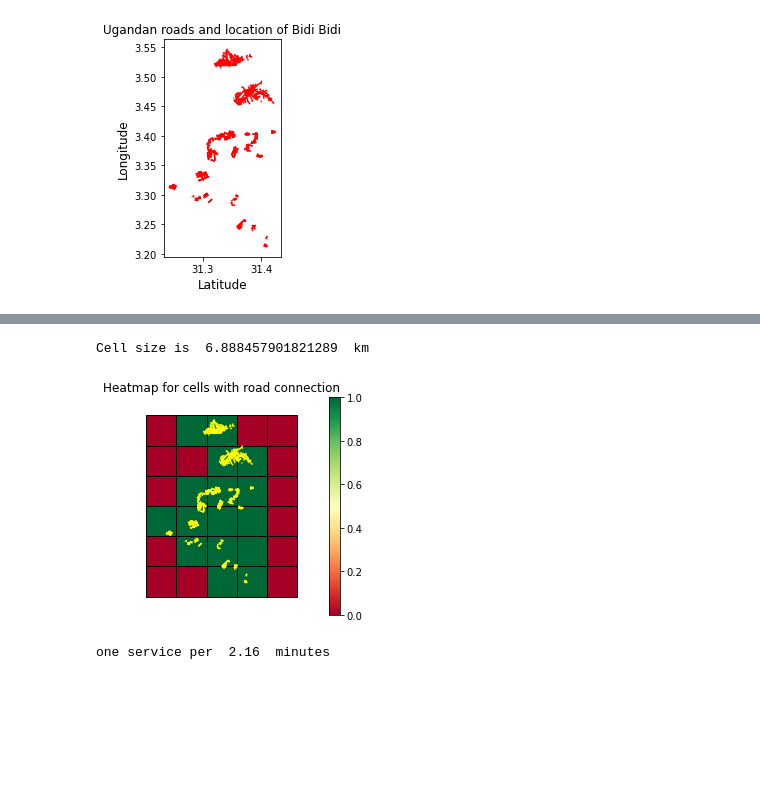
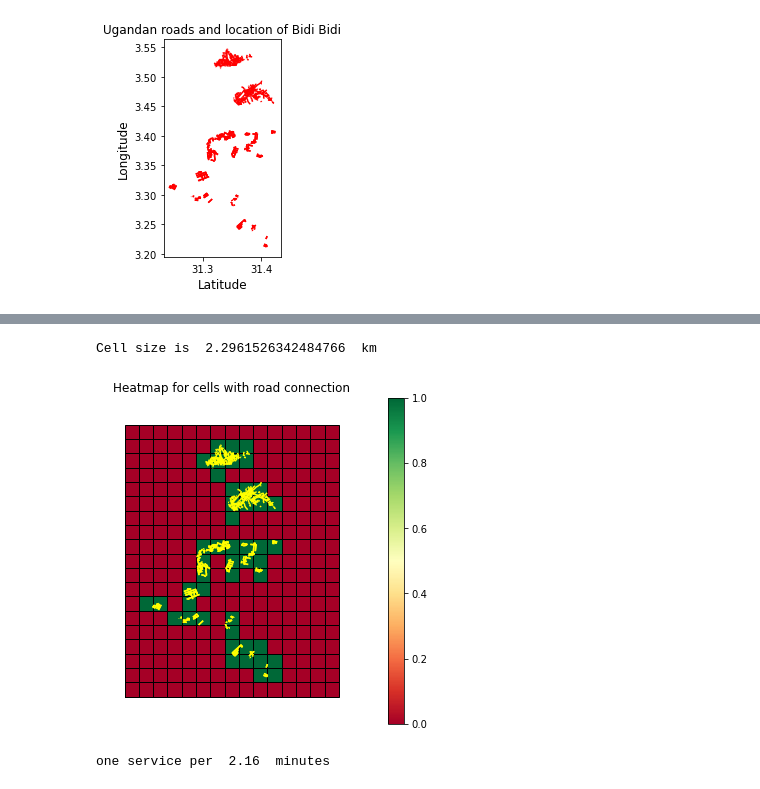
Before and after one commit to daanieo/FATM_opt, a Jupyter notebook: Data preparation.ipynb, the cells around one changed output, grey strips where cells are left out. Drawn from its saved outputs; the diff is of its cells as text; code cells hidden in the pictures; blank space fills up the shorter version.

```diff
--- a/Data preparation.ipynb
+++ b/Data preparation.ipynb
@@ -80,21 +88,23 @@ bidibidi.geometry[0]
 from data_prep_funcs import make_grid_gdf, get_polygon_extremes
 import geopandas
 
-bidibidi = geopandas.read_file("input_files/adm_boundaries/camp_polygon.shp")
+bidibidi = geopandas.read_file("../input_files/adm_boundaries/camp_polygon.shp")
 
 extr_x,extr_y = get_polygon_extremes(bidibidi.geometry[0])
 print("Extreme x values are ",extr_x,"\nExtreme y values are ",extr_y)
 
-x_steps=5
+x_steps=15
 
-roads_within = geopandas.read_file("input_files/roads/roads_all_zones_within.shp")
+roads_within = geopandas.read_file("../input_files/roads/roads_all_zones_within.shp")
 
-gdf = make_grid_gdf(extr_x=extr_x,
-                        extr_y=extr_y,
-                        x_steps=x_steps,
-                        roads_shp=roads_within);
+# grid_gdf = make_grid_gdf(extr_x=extr_x,
+#                         extr_y=extr_y,
+#                         x_steps=x_steps,
+#                         roads_shp=roads_within);
 
-gdf.to_file("save_files/grid_%s.shp"%x_steps)
+# grid_gdf.to_file("save_files/grid_%s.shp"%x_steps)
+
+grid_gdf = geopandas.read_file("save_files/grid_%s.shp"%x_steps)
 # %% [output]
 Extreme x values are  [31.20268, 31.5128083]
 Extreme y values are  [3.1833812, 3.5854929]
@@ -185,17 +111,17 @@ Right CRS: None
 # %%
 from data_prep_funcs import make_road_heatmap
 import geopandas
 
+roads_within = geopandas.read_file("../input_files/roads/roads_all_zones_within.shp")
 
-
-make_road_heatmap(grid_gdf=gdf,
+make_road_heatmap(grid_gdf=grid_gdf,
                       roads_shp=roads_within,
                       extr_x=extr_x,
                       extr_y=extr_y,
                       x_steps=x_steps)
 # %% [output]
-Cell size is  6.888457901821289  km
+Cell size is  2.2961526342484766  km
-[figure, old version]
+[figure, new version]
 # %%
 def facspecs(hh_per_fac,
             nb_visits):
```
Also changed, not shown: parts of 10 cells of this notebook, 16 other files.
